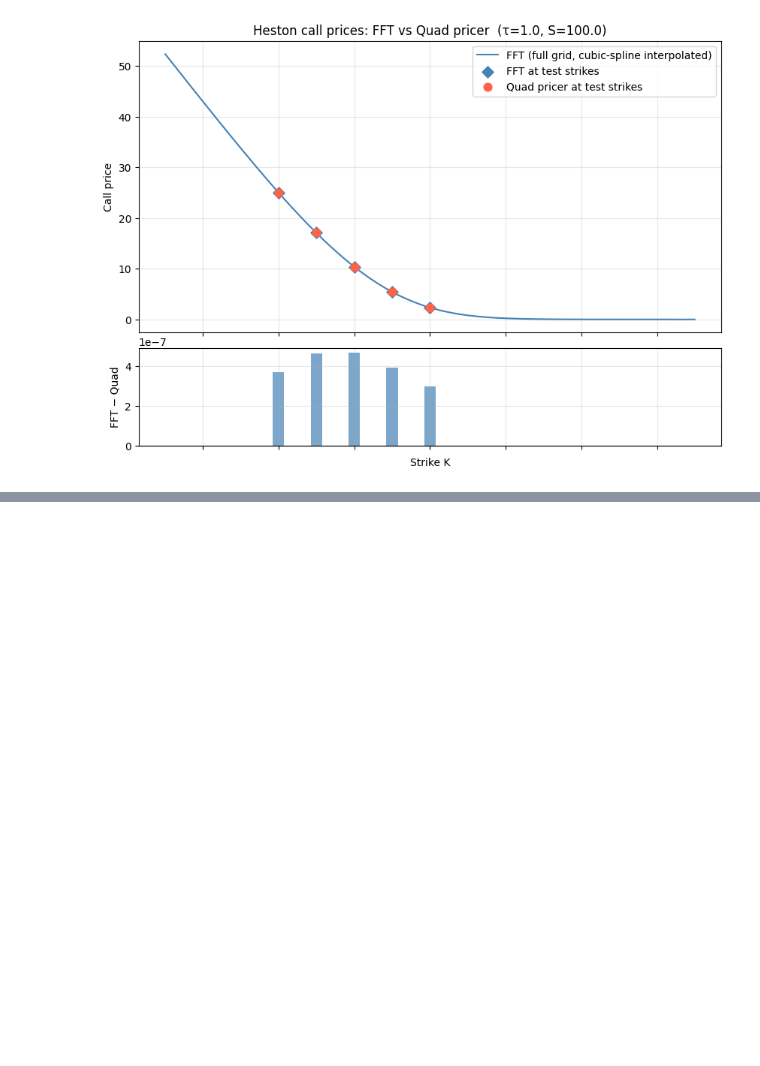
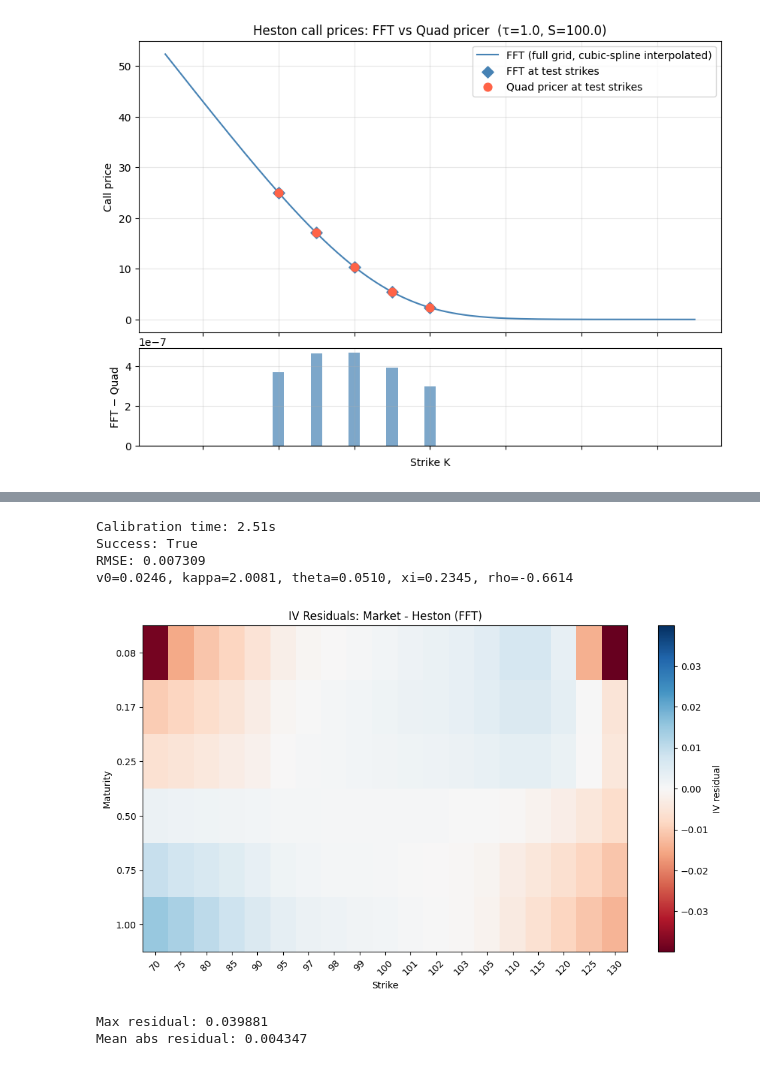
Before and after one commit to tls54/investment-lab-research, a Jupyter notebook: Options-calibration/Carr-Madan-FFT-heston-pricing.ipynb, the cells around one changed output, grey strips where cells are left out. Cells and saved outputs as stored; diff of their text form; code cells hidden in the pictures; blank space fills up the shorter version.

```diff
--- a/Options-calibration/Carr-Madan-FFT-heston-pricing.ipynb
+++ b/Options-calibration/Carr-Madan-FFT-heston-pricing.ipynb
@@ -302,0 +437,74 @@ def heston_fft_iv_surface(strikes, maturities, S, r, v0, kappa, theta, xi, rho,
+# %%
+import time
+from scipy.optimize import minimize
+
+S = 100
+r = 0.05
+q = 0
+
+x0 = np.array([0.04, 2.0, 0.04, 0.3, -0.7])
+
+bounds = [(1e-4, 1.0), (1e-4, 15.0), (1e-4, 1.0), (1e-4, 2.0), (-0.99, 0.99)]
+
+
+t0 = time.time()
+result = minimize(
+    fun=objective,
+    x0=x0,
+    args=(strikes, maturities, market_ivs, S, r, 'call'),
+    method='L-BFGS-B',
+    bounds=bounds
+)
+print(f"Calibration time: {time.time() - t0:.2f}s")
+print(f"Success: {result.success}")
+print(f"RMSE: {np.sqrt(result.fun):.6f}")
+v0, kappa, theta, xi, rho = result.x
+print(f"v0={v0:.4f}, kappa={kappa:.4f}, theta={theta:.4f}, xi={xi:.4f}, rho={rho:.4f}")
+# %% [output]
+Calibration time: 2.51s
+Success: True
+RMSE: 0.007309
+v0=0.0246, kappa=2.0081, theta=0.0510, xi=0.2345, rho=-0.6614
+# %%
+def residual_surface(strikes, maturities, market_ivs, S, r, v0, kappa, theta, xi, rho, opt_type='call'):
+    heston_ivs = heston_fft_iv_surface(strikes, maturities, S, r, v0, kappa, theta, xi, rho, opt_type=opt_type)
+    residuals = market_ivs - heston_ivs
+
+    unique_strikes    = np.sort(np.unique(strikes))
+    unique_maturities = np.sort(np.unique(maturities))
+
+    grid = np.full((len(unique_maturities), len(unique_strikes)), np.nan)
+    for i, T in enumerate(unique_maturities):
+        for j, K in enumerate(unique_strikes):
+            mask = (maturities == T) & (strikes == K)
+            if mask.any():
+                grid[i, j] = residuals[mask][0]
+
+    return unique_strikes, unique_maturities, grid
+# %%
+import matplotlib.pyplot as plt
+
+unique_strikes, unique_maturities, grid = residual_surface(
+    strikes, maturities, market_ivs, S, r, *result.x
+)
+
+fig, ax = plt.subplots(figsize=(10, 6))
+im = ax.imshow(grid, aspect='auto', cmap='RdBu',
+               vmin=-np.nanmax(np.abs(grid)), vmax=np.nanmax(np.abs(grid)))
+ax.set_xticks(range(len(unique_strikes)))
+ax.set_xticklabels([f"{K:.0f}" for K in unique_strikes], rotation=45)
+ax.set_yticks(range(len(unique_maturities)))
+ax.set_yticklabels([f"{T:.2f}" for T in unique_maturities])
+ax.set_xlabel("Strike")
+ax.set_ylabel("Maturity")
+ax.set_title("IV Residuals: Market - Heston (FFT)")
+plt.colorbar(im, ax=ax, label="IV residual")
+plt.tight_layout()
+plt.show()
+
+print(f"Max residual: {np.nanmax(np.abs(grid)):.6f}")
+print(f"Mean abs residual: {np.nanmean(np.abs(grid)):.6f}")
+# %% [output]
+[figure, added]
+Max residual: 0.039881
+Mean abs residual: 0.004347
```
Also changed, not shown: parts of 6 cells of this notebook, 1 other file.
